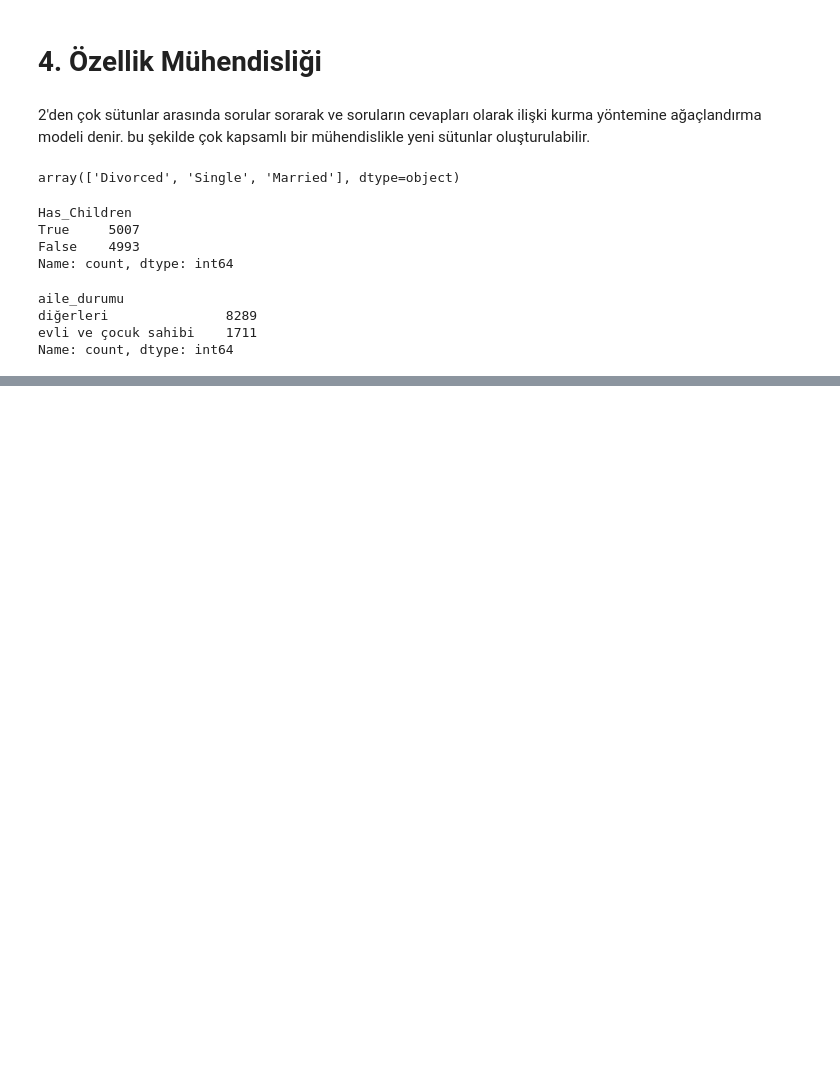
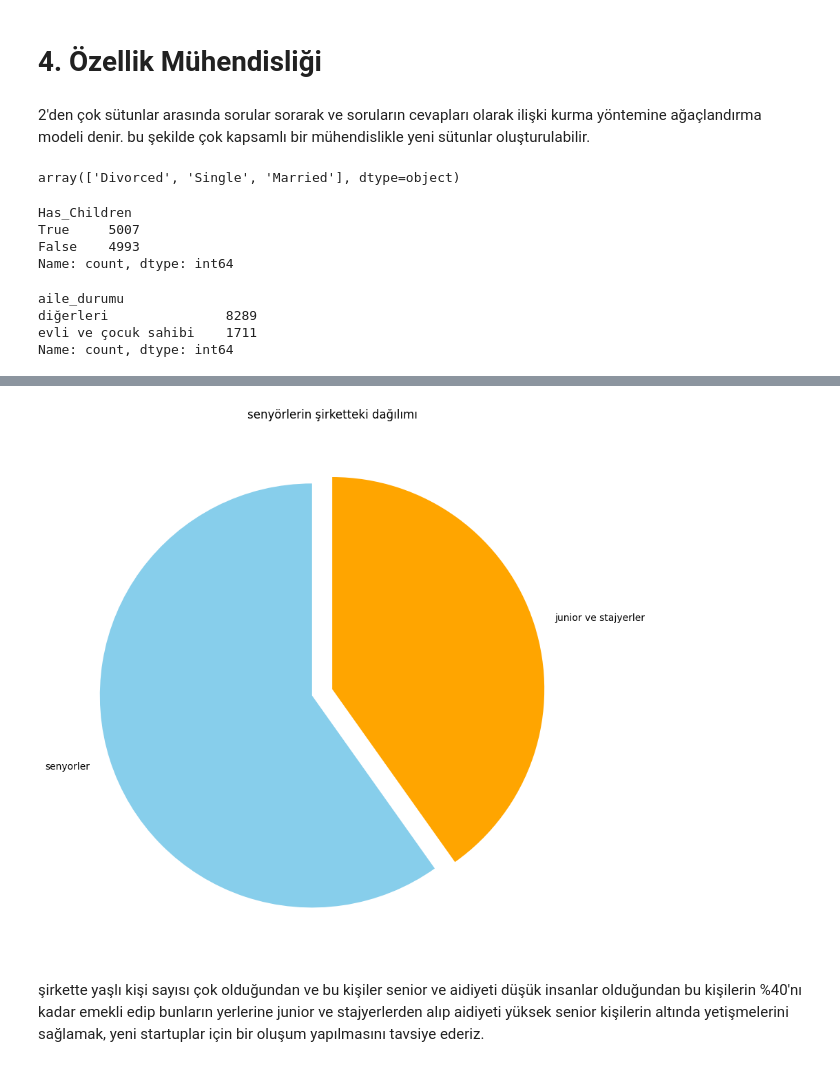
Before and after one commit to kisiselFarukProjeleri/HR_Analiz_project, a Jupyter notebook: HRDataProject.ipynb, the cells around one changed output, grey strips where cells are left out. Cells and saved outputs as stored; diff of their text form; code cells hidden in the pictures; blank space fills up the shorter version.

```diff
--- a/HRDataProject.ipynb
+++ b/HRDataProject.ipynb
@@ -328,0 +509,16 @@ Name: count, dtype: int64
+# %%
+senyor_sayisi=df['senyor_mu'].value_counts()
+plt.figure(figsize=(10,10))
+plt.pie(
+    senyor_sayisi,
+    labels =['senyorler', 'junior ve stajyerler'],
+    colors=['skyblue','Orange'],
+    startangle=90,
+    explode=[0.1,0],
+)
+plt.title('senyörlerin şirketteki dağılımı')
+plt.show()
+# %% [output]
+[figure, added]
+# %% [markdown]
+şirkette yaşlı kişi sayısı çok olduğundan ve bu kişiler senior ve aidiyeti düşük insanlar olduğundan bu kişilerin %40'nı kadar emekli edip bunların yerlerine junior ve stajyerlerden alıp aidiyeti yüksek senior kişilerin altında yetişmelerini sağlamak, yeni startuplar için bir oluşum yapılmasını tavsiye ederiz.
```
Also changed, not shown: parts of 26 cells of this notebook.
